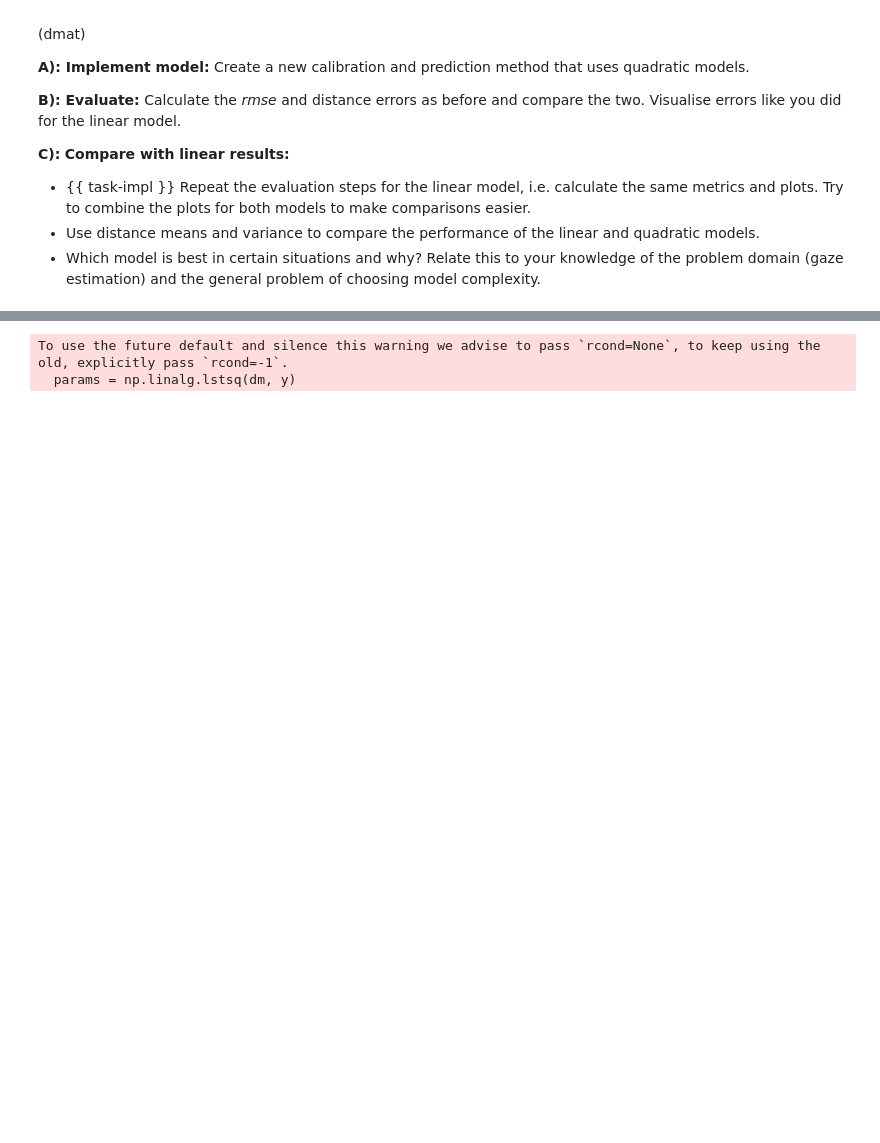
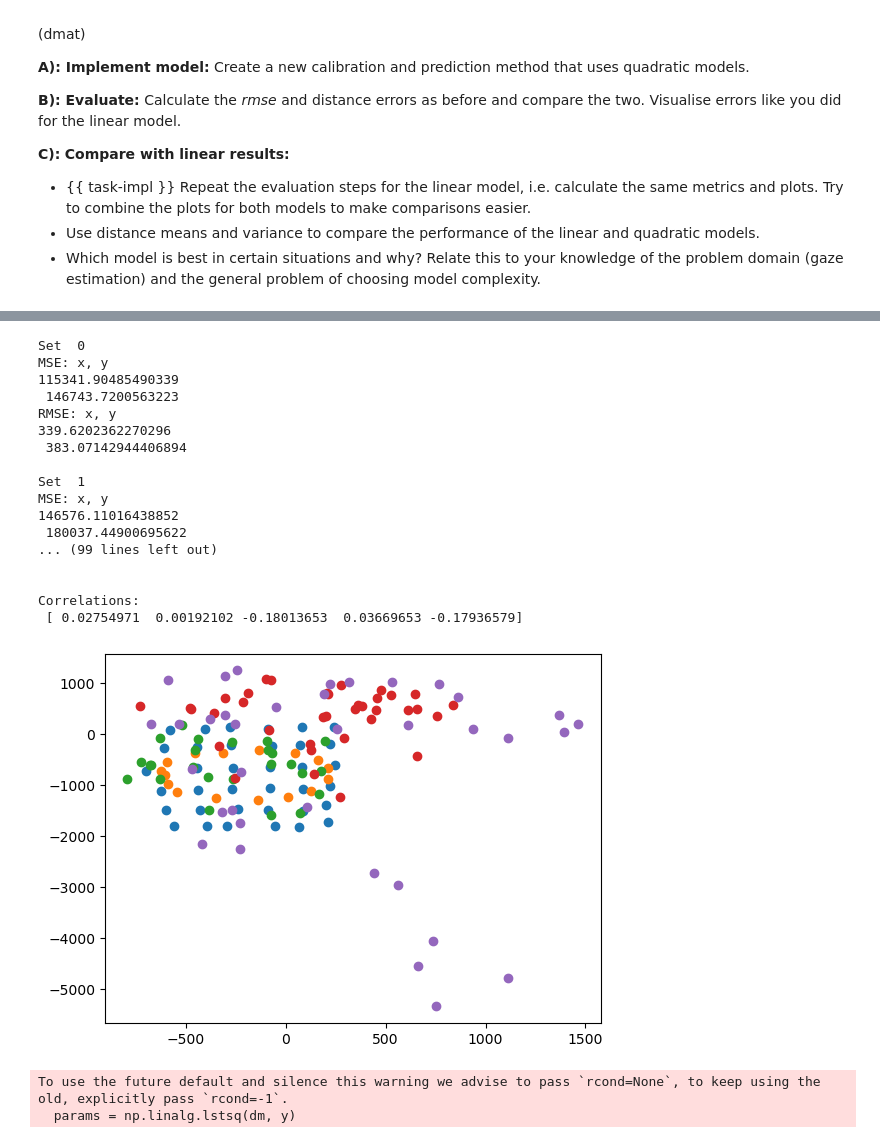
Before and after one commit to MikkelBerggreen/ITU-Introduction-to-Machine-Learning, a Jupyter notebook: source/exercises/W5-least-squares/notebooks/gaze_nb.ipynb, the cells around one changed output, grey strips where cells are left out. Saved outputs shown, nothing was run; the diff lists cells and outputs as text; code cells hidden in the pictures; blank space fills up the shorter version.

```diff
--- a/source/exercises/W5-least-squares/notebooks/gaze_nb.ipynb
+++ b/source/exercises/W5-least-squares/notebooks/gaze_nb.ipynb
@@ -557,3 +605,50 @@ $$(dmat)
 # So in this case, I would give it '2' as the parameter, representing a quadratic function.
 # %%
 # B) ---------------------------------
+# Calculating MSE and RMSE for x and y coordinates for every test data set
+for case in range(0, len(pupils_test)):
+    xs, ys = calculatePredictions(case, 2)
+    trueValues = trueValuesToArray(case)
+    mseX = rmse(xs, trueValues[0], False)
+    mseY = rmse(xs, trueValues[1], False)
+    rmseX = np.sqrt(mseX)
+    rmseY = np.sqrt(mseY)
+    print("Set ", case, "\nMSE: x, y")
+    print(mseX, "\n", mseY)
+    print("RMSE: x, y")
+    print(rmseX, "\n", rmseY, "\n")
+
+euclidianDistances = np.array([])
+for case in range(0, len(pupils_test)):
+    print("Set ", case)
+    xs, ys = calculatePredictions(case, 2)
+    trueValues = trueValuesToArray(case)
+
+    # Calculating euclidian distance between each point
+    for i in range(0, len(xs)):
+        ed = np.sqrt(np.power(trueValues[0][i] - xs[i], 2) + np.power(trueValues[1][i] - ys[i], 2))
+        euclidianDistances = np.append(euclidianDistances, np.array([ed]))
+    print("Euclidian Distances:")
+    print(euclidianDistances)
+
+    # Calculating mean
+    mean = calculateMean(euclidianDistances)
+    print("Mean: ")
+    print(mean)
+
+    # Calculating variance
+    variance = calculateVariance(euclidianDistances)
+    print("Variance: ")
+    print(variance)
+
+    print("\n")
+    euclidianDistances = np.array([])
+
+# Correlations
+print("Correlations:\n", calculateCorrelations(2))
+
+# Plotting errors for set 0, comparing the linear and quadratic
+for case in range(0, len(pupils_test)):
+    xErrors, yErrors = getErrors(case, 2)
+    plt.scatter(xErrors, yErrors)
+# %% [output]
@@ -560,3 +657,21 @@ $$(dmat)
+Set  0
+MSE: x, y
+115341.90485490339
+ 146743.7200563223
+RMSE: x, y
+339.6202362270296
+ 383.07142944406894
+
+Set  1
+MSE: x, y
+146576.11016438852
+ 180037.44900695622
+... (99 lines left out)
+
+
+Correlations:
+ [ 0.02754971  0.00192102 -0.18013653  0.03669653 -0.17936579]
+[figure, added]
 # %%
 # C) ---------------------------------
 # Here I plot the true values as blue, the linear as red, and the quadratic as green.
```
Also changed, not shown: parts of 3 cells of this notebook.
